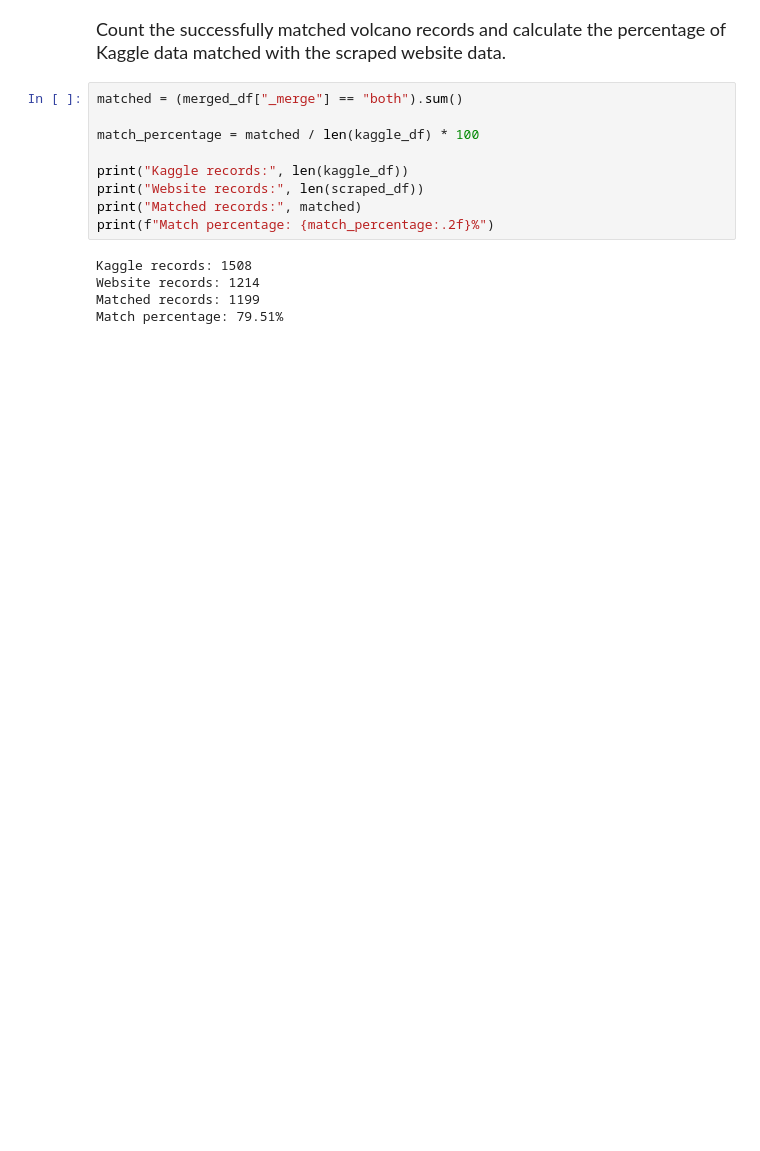
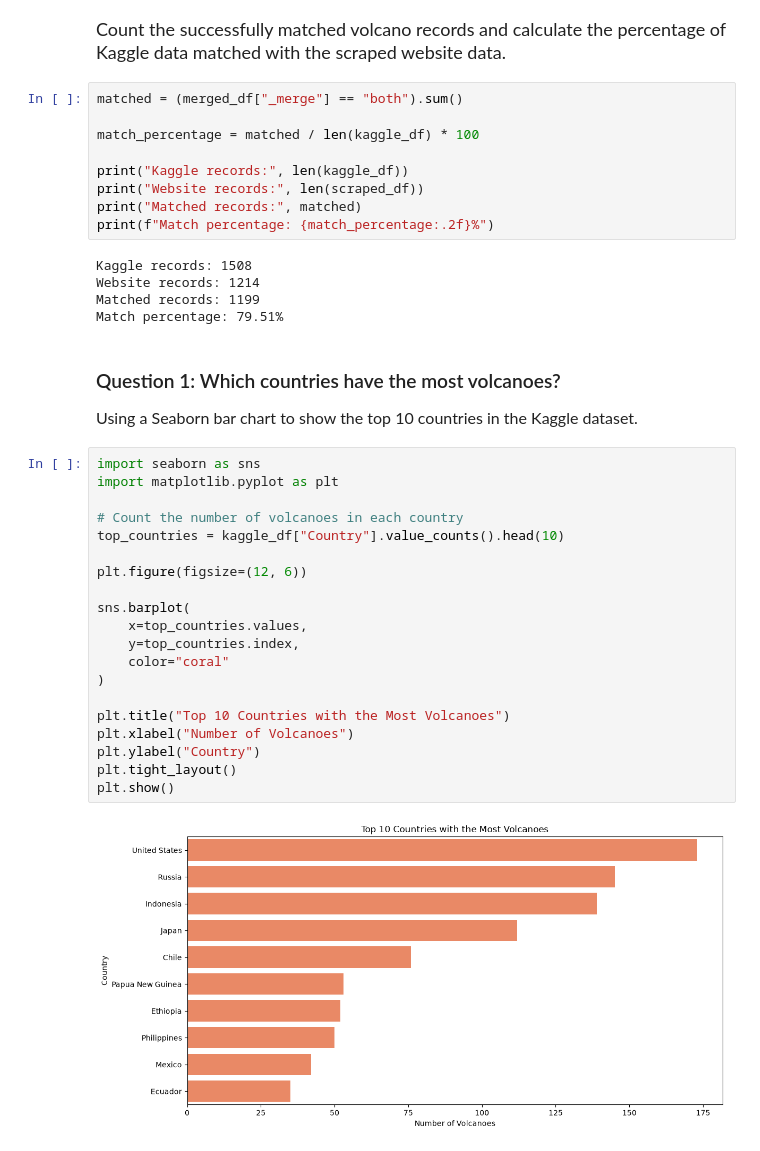
Before and after one commit to NimmyRajan/volcanos, a Jupyter notebook: volcanos.ipynb, the cells around one changed output. Saved outputs shown, nothing was run; the diff lists cells and outputs as text; blank space fills up the shorter version.

Commit message:
Added Seaborn visualisations for volcano research questions 1 - 3

```diff
--- a/volcanos.ipynb
+++ b/volcanos.ipynb
@@ -197,3 +199,28 @@ Kaggle records: 1508
 Website records: 1214
 Matched records: 1199
 Match percentage: 79.51%
+# %% [markdown]
+### Question 1: Which countries have the most volcanoes?
+<font size="3">Using a Seaborn bar chart to show the top 10 countries in the Kaggle dataset.</font>
+# %%
+import seaborn as sns
+import matplotlib.pyplot as plt
+
+# Count the number of volcanoes in each country
+top_countries = kaggle_df["Country"].value_counts().head(10)
+
+plt.figure(figsize=(12, 6))
+
+sns.barplot(
+    x=top_countries.values,
+    y=top_countries.index,
+    color="coral"
+)
+
+plt.title("Top 10 Countries with the Most Volcanoes")
+plt.xlabel("Number of Volcanoes")
+plt.ylabel("Country")
+plt.tight_layout()
+plt.show()
+# %% [output]
+[figure, added]
```
Also changed, not shown: parts of 5 cells of this notebook, 1 other file.
